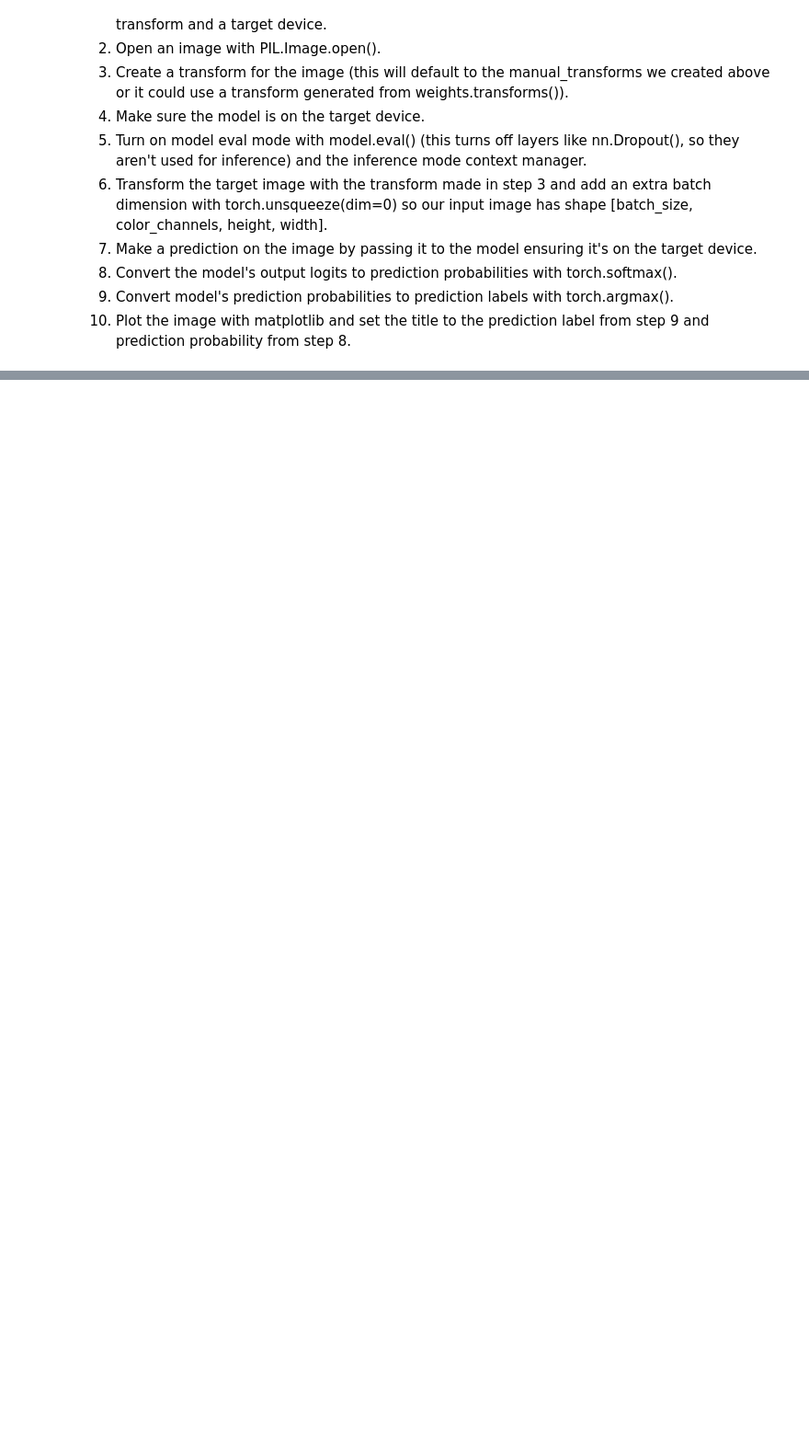
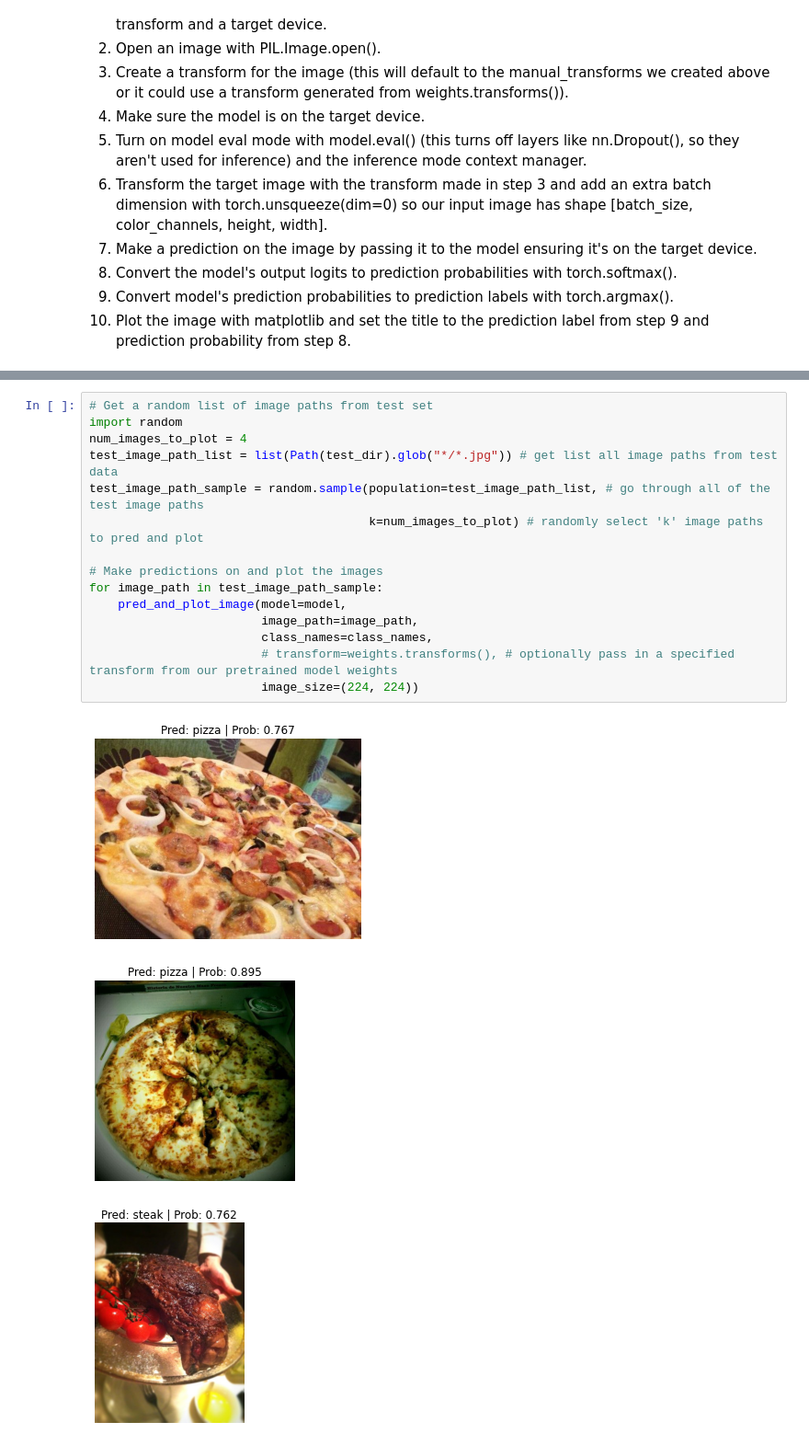
Before and after one commit to Kennedy87670/Introduction-to-ML-DP, a Jupyter notebook: 06_Pytorch_Transfer_learning.ipynb, the cells around one changed output, grey strips where cells are left out. Shown at 92% size. Cells and saved outputs as stored; diff of their text form; blank space fills up the shorter version.

```diff
--- a/06_Pytorch_Transfer_learning.ipynb
+++ b/06_Pytorch_Transfer_learning.ipynb
@@ -430,3 +430,22 @@ def pred_and_plot_image(model: torch.nn.Module,
     plt.imshow(img)
     plt.title(f"Pred: {class_names[target_image_pred_label]} | Prob: {target_image_pred_probs.max():.3f}")
     plt.axis(False);
+# %%
+# Get a random list of image paths from test set
+import random
+num_images_to_plot = 4
+test_image_path_list = list(Path(test_dir).glob("*/*.jpg")) # get list all image paths from test data
+test_image_path_sample = random.sample(population=test_image_path_list, # go through all of the test image paths
+                                       k=num_images_to_plot) # randomly select 'k' image paths to pred and plot
+
+# Make predictions on and plot the images
+for image_path in test_image_path_sample:
+    pred_and_plot_image(model=model,
+                        image_path=image_path,
+                        class_names=class_names,
+                        # transform=weights.transforms(), # optionally pass in a specified transform from our pretrained model weights
+                        image_size=(224, 224))
+# %% [output]
+[figure, added]
+[figure, added]
+[figure, added]
```
Also changed, not shown: parts of 6 cells of this notebook.
